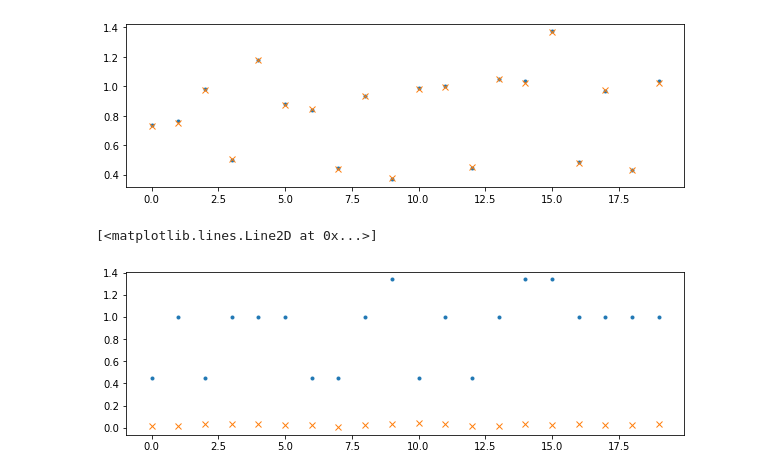
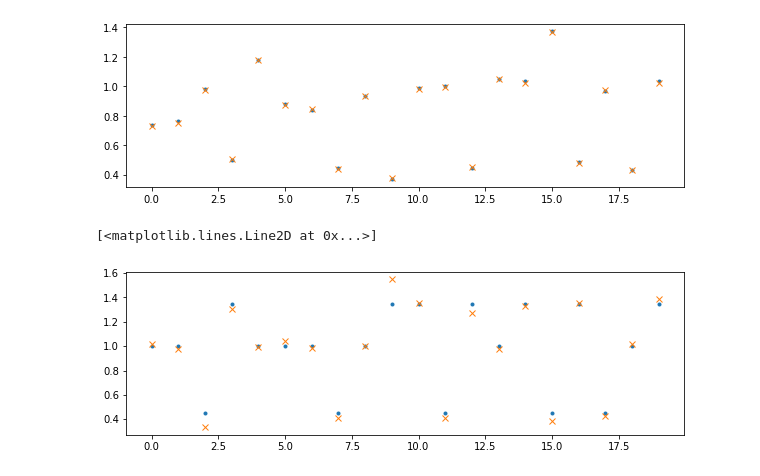
Before and after one commit to edsonportosilva/OptiCommPy, a Jupyter notebook: jupyter notebooks/Adaptive equalization.ipynb, the cells around one changed output. Saved outputs shown, nothing was run; the diff lists cells and outputs as text; code cells hidden in the pictures.

```diff
--- a/jupyter notebooks/Adaptive equalization.ipynb
+++ b/jupyter notebooks/Adaptive equalization.ipynb
@@ -860,9 +860,9 @@ plt.plot(np.abs(y_EQ[0:20,1]),'x')
 # %% [output]
 [<matplotlib.lines.Line2D at 0x...>]
 [figure]
-# %%
-plt.plot(np.abs(d[0:20,1]),'.')
-plt.plot(np.abs(sigRx[0:40:2,1]),'x')
-# %% [output]
-[<matplotlib.lines.Line2D at 0x...>]
-[figure, removed]
+# %%
+plt.plot(np.abs(d[0:20,1]),'.')
+plt.plot(np.abs(x[0:40:2,1]),'x')
+# %% [output]
+[<matplotlib.lines.Line2D at 0x...>]
+[figure, added]
```
Also changed, not shown: parts of 6 cells of this notebook, 1 other file.
